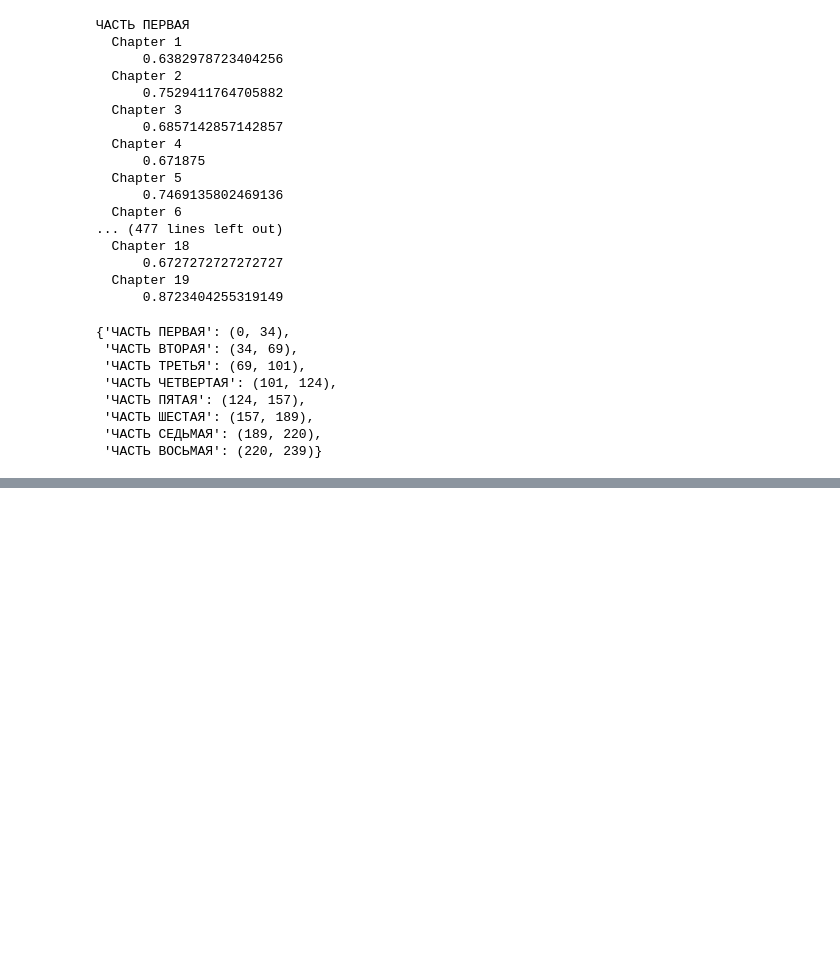
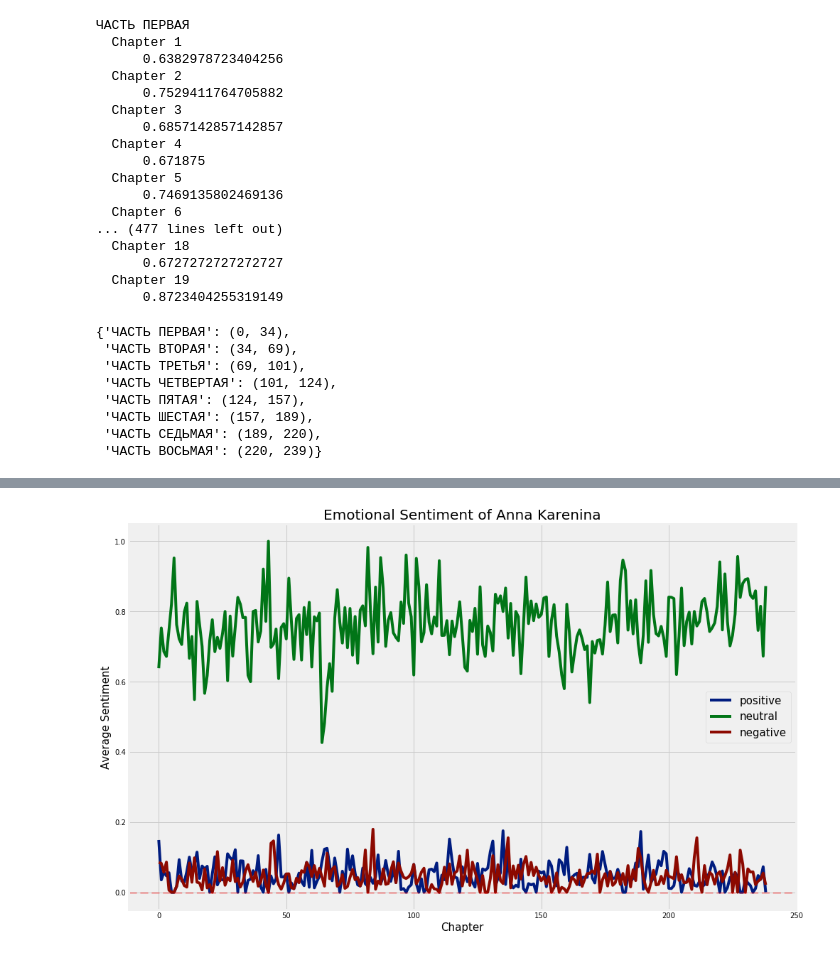
Before and after one commit to raffg/russian_nlp, a Jupyter notebook: sentiment.ipynb, the cells around one changed output, grey strips where cells are left out. Cells and saved outputs as stored; diff of their text form; code cells hidden in the pictures; blank space fills up the shorter version.

```diff
--- a/sentiment.ipynb
+++ b/sentiment.ipynb
@@ -177,0 +178,20 @@ plt.show()
+# %%
+length = sum([len(ak[part]) for part in ak])
+x = np.linspace(0, length - 1, num=length)
+i = [ak[part][chapter][1]['positive'] for part in ak for chapter in ak[part]]
+j = [ak[part][chapter][1]['neutral'] for part in ak for chapter in ak[part]]
+k = [ak[part][chapter][1]['negative'] for part in ak for chapter in ak[part]]
+
+plt.figure(figsize=(15, 10))
+plt.plot(x, i, label='positive')
+plt.plot(x, j, label='neutral')
+plt.plot(x, k, label='negative')
+
+plt.axhline(y=0, xmin=0, xmax=length, alpha=.25, color='r', linestyle='--', linewidth=3)
+plt.legend(loc='best', fontsize=15)
+plt.title('Emotional Sentiment of Anna Karenina', fontsize=20)
+plt.xlabel('Chapter', fontsize=15)
+plt.ylabel('Average Sentiment', fontsize=15)
+plt.show()
+# %% [output]
+[figure, added]
```
Also changed, not shown: parts of 2 cells of this notebook, 1 other file.
